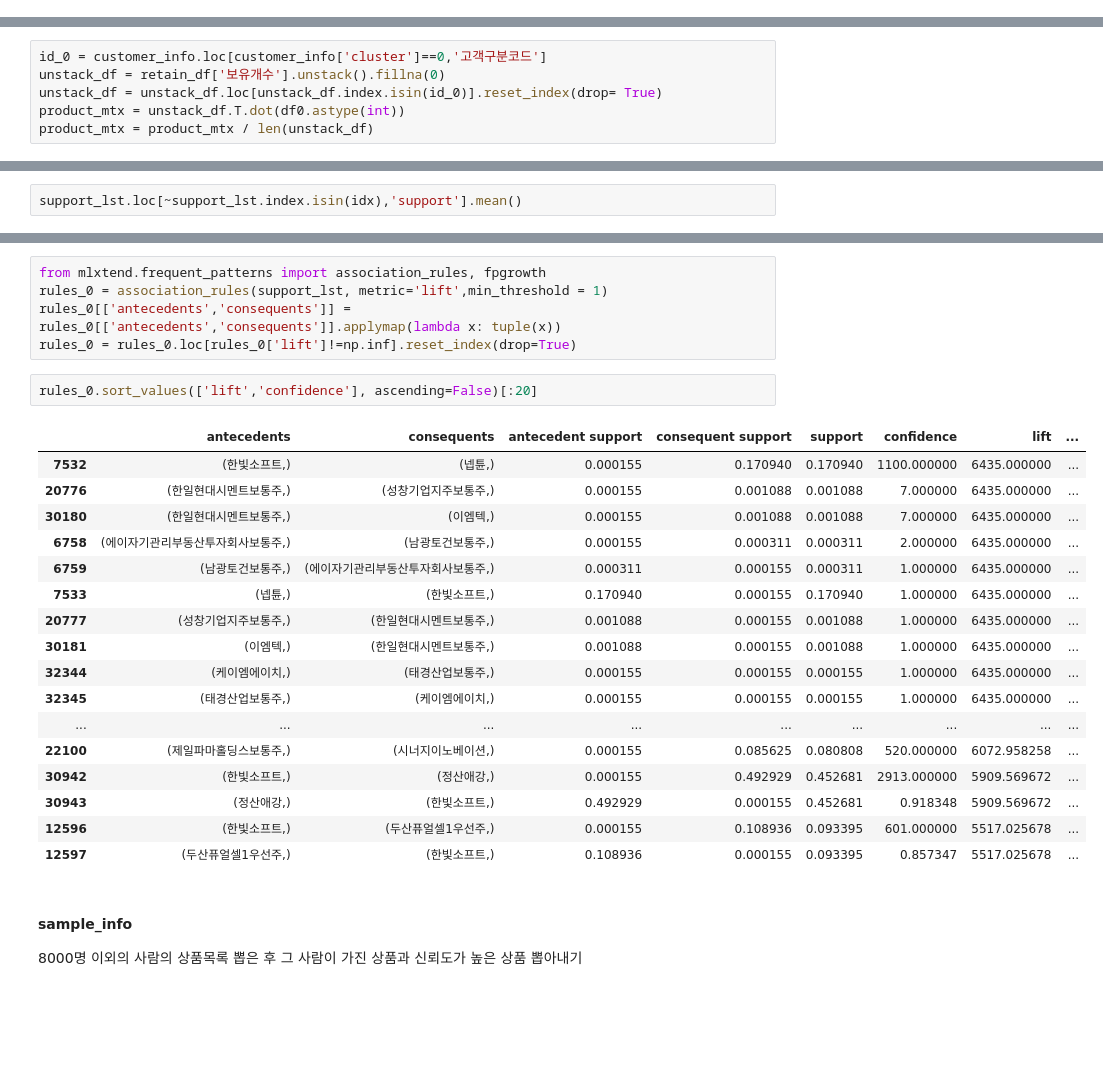
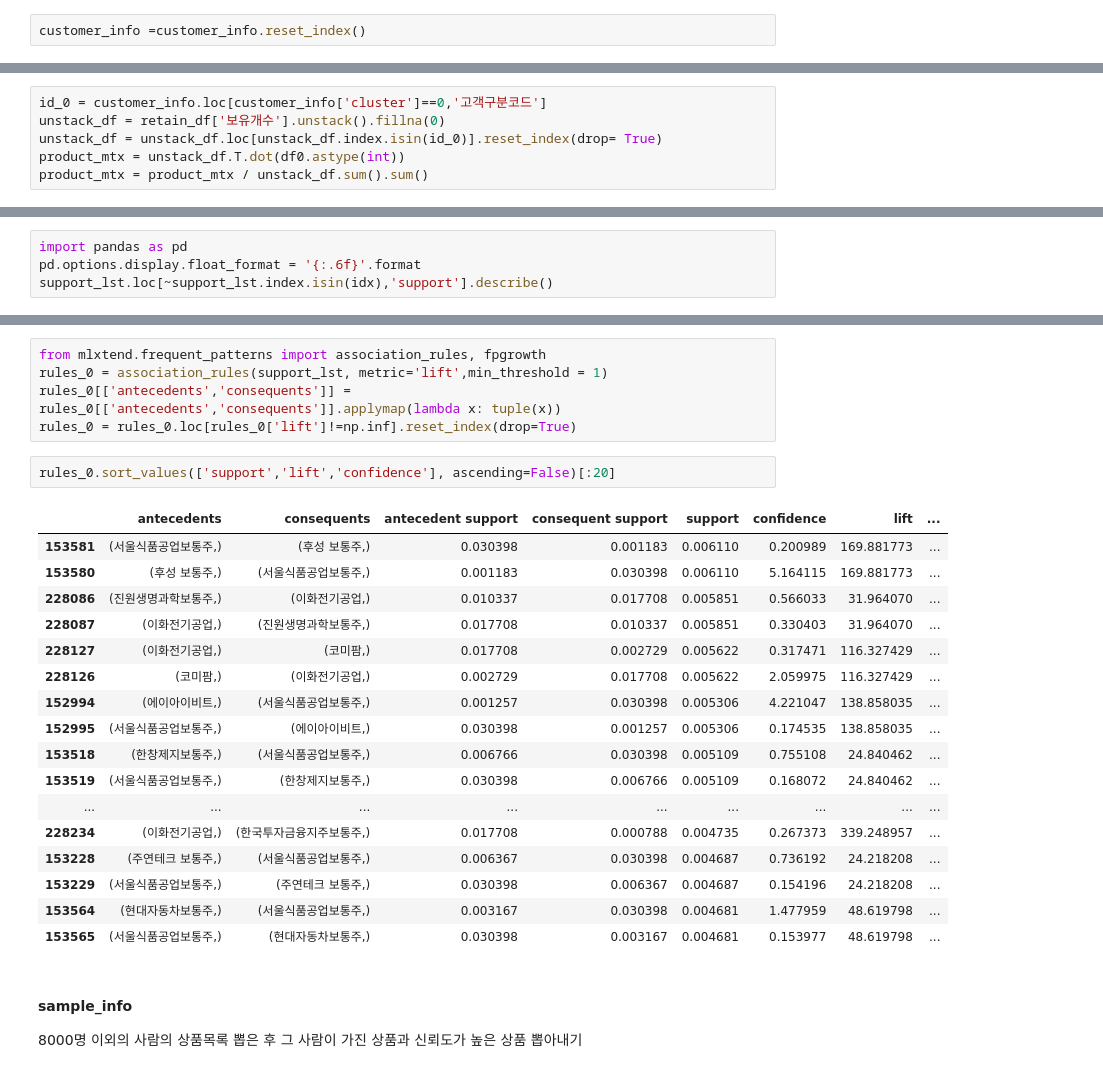
Before and after one commit to christine127/Portfolio_Recommendation_Project, a Jupyter notebook: 알고리즘.ipynb, the cells around one changed output, grey strips where cells are left out. Saved outputs shown, nothing was run; the diff lists cells and outputs as text; blank space fills up the shorter version.

```diff
--- a/알고리즘.ipynb
+++ b/알고리즘.ipynb
@@ -252,6 +252,8 @@ rules.loc[rules.antecedents.isin(result),:].sort_values('lift', ascending =False
 - 군집 간 인원 수 차이가 크기 때문에 신뢰도를 일정하게 설정하게 되면 나오는 빈발집합 수가 차이가 많이 남
 # %% [markdown]
 ### 0번 군집
+# %%
+customer_info =customer_info.reset_index()
 # %%
 cluster_0 = customer_info.loc[customer_info['cluster']==0].index
 df0 = df_whole.loc[df_whole.index.isin(cluster_0)].reset_index(drop= True)
@@ -260,7 +262,7 @@ id_0 = customer_info.loc[customer_info['cluster']==0,'고객구분코드']
 unstack_df = retain_df['보유개수'].unstack().fillna(0)
 unstack_df = unstack_df.loc[unstack_df.index.isin(id_0)].reset_index(drop= True)
 product_mtx = unstack_df.T.dot(df0.astype(int))
-product_mtx = product_mtx / len(unstack_df)
+product_mtx = product_mtx / unstack_df.sum().sum()
 # %%
 itemsets = product_mtx.unstack().index.to_list()
 support = product_mtx.unstack().values
@@ -300,3 +302,5 @@ support_lst
 3837681 rows × 2 columns
 # %%
-support_lst.loc[~support_lst.index.isin(idx),'support'].mean()
+import pandas as pd
+pd.options.display.float_format = '{:.6f}'.format
+support_lst.loc[~support_lst.index.isin(idx),'support'].describe()
@@ -306,25 +337,25 @@ rules_0 = association_rules(support_lst, metric='lift',min_threshold = 1)
 rules_0[['antecedents','consequents']] = rules_0[['antecedents','consequents']].applymap(lambda x: tuple(x))
 rules_0 = rules_0.loc[rules_0['lift']!=np.inf].reset_index(drop=True)
 # %%
-rules_0.sort_values(['lift','confidence'], ascending=False)[:20]
+rules_0.sort_values(['support','lift','confidence'], ascending=False)[:20]
 # %% [output]
 |  | antecedents | consequents | antecedent support | consequent support | support | confidence | lift | ... |
-| 7532 | (한빛소프트,) | (넵튠,) | 0.000155 | 0.170940 | 0.170940 | 1100.000000 | 6435.000000 | ... |
-| 20776 | (한일현대시멘트보통주,) | (성창기업지주보통주,) | 0.000155 | 0.001088 | 0.001088 | 7.000000 | 6435.000000 | ... |
-| 30180 | (한일현대시멘트보통주,) | (이엠텍,) | 0.000155 | 0.001088 | 0.001088 | 7.000000 | 6435.000000 | ... |
-| 6758 | (에이자기관리부동산투자회사보통주,) | (남광토건보통주,) | 0.000155 | 0.000311 | 0.000311 | 2.000000 | 6435.000000 | ... |
-| 6759 | (남광토건보통주,) | (에이자기관리부동산투자회사보통주,) | 0.000311 | 0.000155 | 0.000311 | 1.000000 | 6435.000000 | ... |
-| 7533 | (넵튠,) | (한빛소프트,) | 0.170940 | 0.000155 | 0.170940 | 1.000000 | 6435.000000 | ... |
-| 20777 | (성창기업지주보통주,) | (한일현대시멘트보통주,) | 0.001088 | 0.000155 | 0.001088 | 1.000000 | 6435.000000 | ... |
-| 30181 | (이엠텍,) | (한일현대시멘트보통주,) | 0.001088 | 0.000155 | 0.001088 | 1.000000 | 6435.000000 | ... |
-| 32344 | (케이엠에이치,) | (태경산업보통주,) | 0.000155 | 0.000155 | 0.000155 | 1.000000 | 6435.000000 | ... |
-| 32345 | (태경산업보통주,) | (케이엠에이치,) | 0.000155 | 0.000155 | 0.000155 | 1.000000 | 6435.000000 | ... |
+| 153581 | (서울식품공업보통주,) | (후성 보통주,) | 0.030398 | 0.001183 | 0.006110 | 0.200989 | 169.881773 | ... |
+| 153580 | (후성 보통주,) | (서울식품공업보통주,) | 0.001183 | 0.030398 | 0.006110 | 5.164115 | 169.881773 | ... |
+| 228086 | (진원생명과학보통주,) | (이화전기공업,) | 0.010337 | 0.017708 | 0.005851 | 0.566033 | 31.964070 | ... |
+| 228087 | (이화전기공업,) | (진원생명과학보통주,) | 0.017708 | 0.010337 | 0.005851 | 0.330403 | 31.964070 | ... |
+| 228127 | (이화전기공업,) | (코미팜,) | 0.017708 | 0.002729 | 0.005622 | 0.317471 | 116.327429 | ... |
+| 228126 | (코미팜,) | (이화전기공업,) | 0.002729 | 0.017708 | 0.005622 | 2.059975 | 116.327429 | ... |
+| 152994 | (에이아이비트,) | (서울식품공업보통주,) | 0.001257 | 0.030398 | 0.005306 | 4.221047 | 138.858035 | ... |
+| 152995 | (서울식품공업보통주,) | (에이아이비트,) | 0.030398 | 0.001257 | 0.005306 | 0.174535 | 138.858035 | ... |
+| 153518 | (한창제지보통주,) | (서울식품공업보통주,) | 0.006766 | 0.030398 | 0.005109 | 0.755108 | 24.840462 | ... |
+| 153519 | (서울식품공업보통주,) | (한창제지보통주,) | 0.030398 | 0.006766 | 0.005109 | 0.168072 | 24.840462 | ... |
 | ... | ... | ... | ... | ... | ... | ... | ... | ... |
-| 22100 | (제일파마홀딩스보통주,) | (시너지이노베이션,) | 0.000155 | 0.085625 | 0.080808 | 520.000000 | 6072.958258 | ... |
-| 30942 | (한빛소프트,) | (정산애강,) | 0.000155 | 0.492929 | 0.452681 | 2913.000000 | 5909.569672 | ... |
-| 30943 | (정산애강,) | (한빛소프트,) | 0.492929 | 0.000155 | 0.452681 | 0.918348 | 5909.569672 | ... |
-| 12596 | (한빛소프트,) | (두산퓨얼셀1우선주,) | 0.000155 | 0.108936 | 0.093395 | 601.000000 | 5517.025678 | ... |
-| 12597 | (두산퓨얼셀1우선주,) | (한빛소프트,) | 0.108936 | 0.000155 | 0.093395 | 0.857347 | 5517.025678 | ... |
+| 228234 | (이화전기공업,) | (한국투자금융지주보통주,) | 0.017708 | 0.000788 | 0.004735 | 0.267373 | 339.248957 | ... |
+| 153228 | (주연테크 보통주,) | (서울식품공업보통주,) | 0.006367 | 0.030398 | 0.004687 | 0.736192 | 24.218208 | ... |
+| 153229 | (서울식품공업보통주,) | (주연테크 보통주,) | 0.030398 | 0.006367 | 0.004687 | 0.154196 | 24.218208 | ... |
+| 153564 | (현대자동차보통주,) | (서울식품공업보통주,) | 0.003167 | 0.030398 | 0.004681 | 1.477959 | 48.619798 | ... |
+| 153565 | (서울식품공업보통주,) | (현대자동차보통주,) | 0.030398 | 0.003167 | 0.004681 | 0.153977 | 48.619798 | ... |
 # %% [markdown]
 #### sample_info
 8000명 이외의 사람의 상품목록 뽑은 후 그 사람이 가진 상품과 신뢰도가 높은 상품 뽑아내기
```
Also changed, not shown: parts of 31 cells of this notebook.
